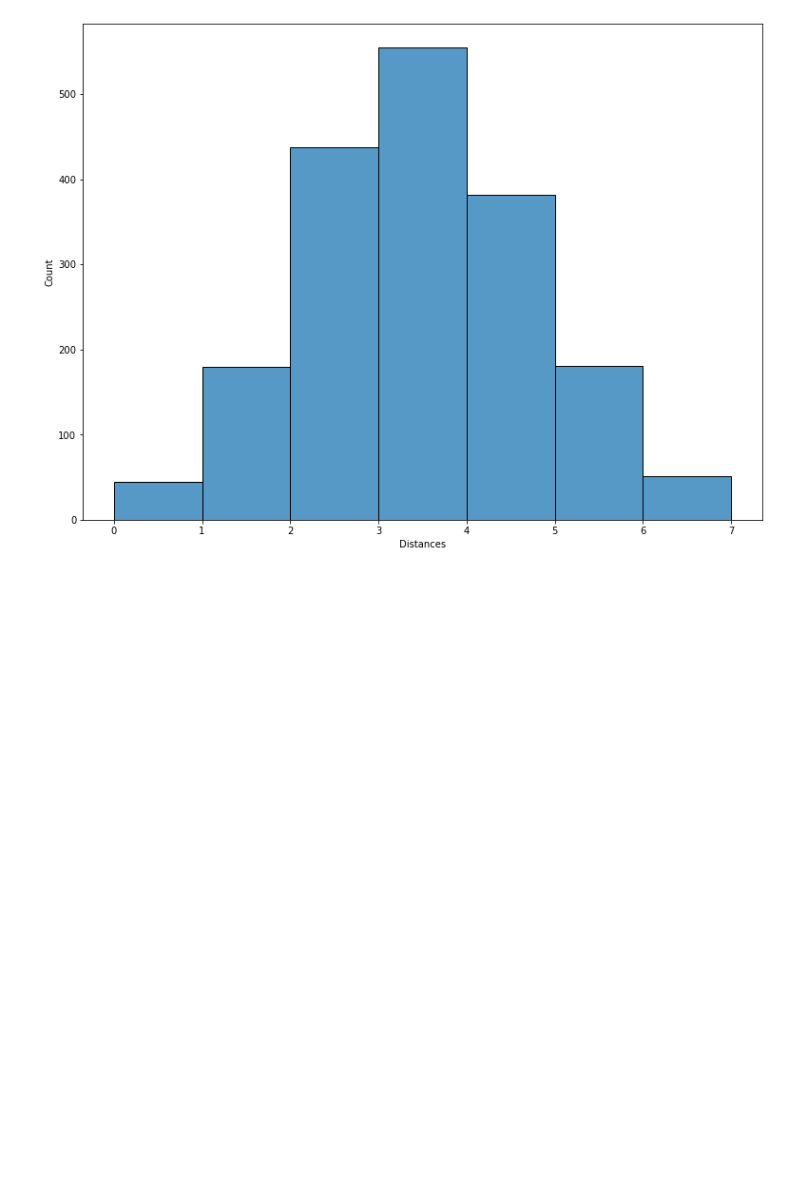
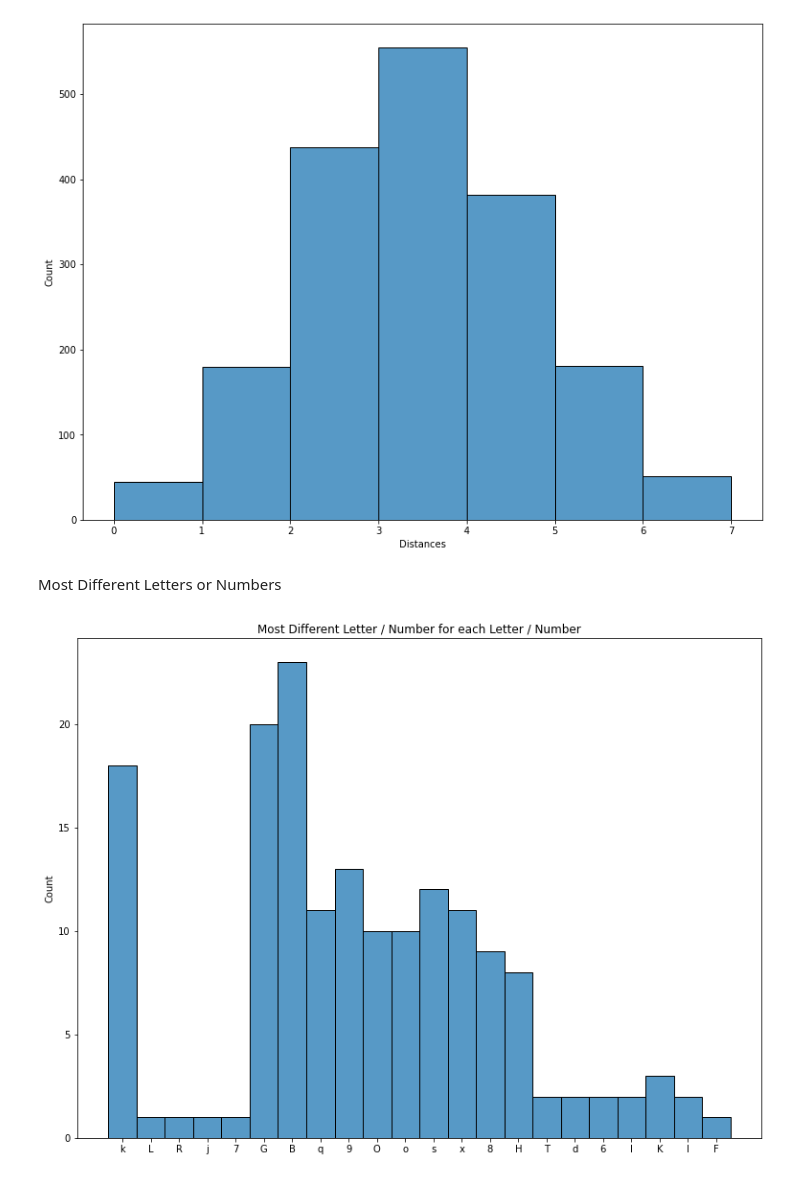
Before and after one commit to SuibhneOFoighil/MO410-collective-fonts, a Jupyter notebook: analysis.ipynb, the cells around one changed output. Saved outputs shown, nothing was run; the diff lists cells and outputs as text; code cells hidden in the pictures; blank space fills up the shorter version.

```diff
--- a/analysis.ipynb
+++ b/analysis.ipynb
@@ -118,3 +118,16 @@ ax.set(xlabel='Distances')
 plt.show()
 # %% [output]
 [figure]
+# %% [markdown]
+Most Different Letters or Numbers
+# %%
+np.fill_diagonal(distance_matrix, -1)
+max_distance_LNs = []
+for row in distance_matrix:
+    max_distance_LNs = max_distance_LNs + list(df.index[np.flatnonzero(row == np.max(row))])
+
+ax = sns.histplot(max_distance_LNs)
+ax.set(title='Most Different Letter / Number for each Letter / Number')
+plt.show()
+# %% [output]
+[figure, added]
```
Also changed, not shown: parts of 1 cell of this notebook, 1 other file.
